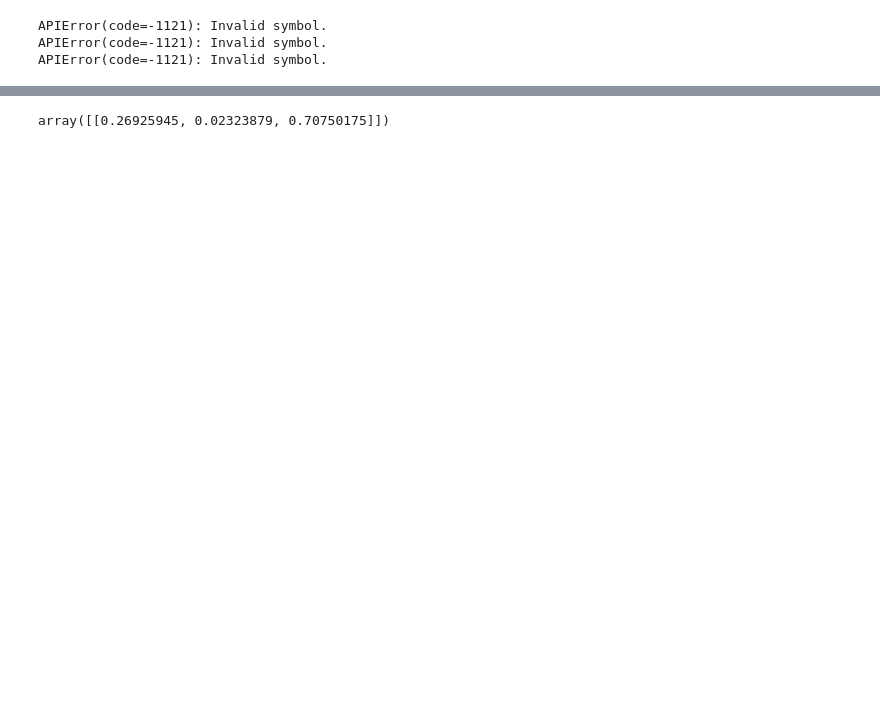
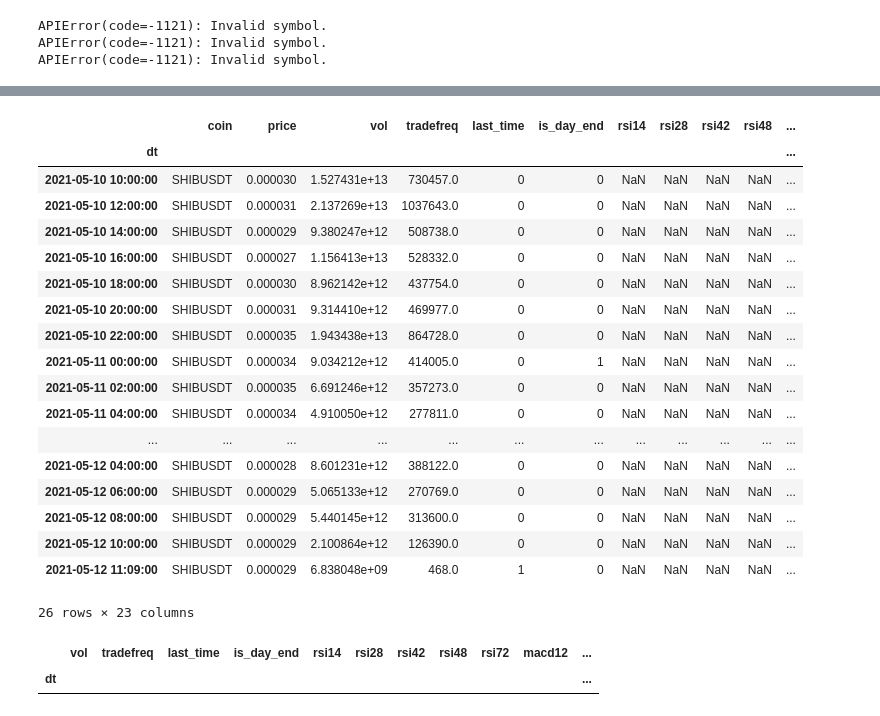
Before and after one commit to aalici/SmartCryptoSearchInTrends, a Jupyter notebook: Financial_Indicators.ipynb, the cells around one changed output, grey strips where cells are left out. Drawn from its saved outputs; the diff is of its cells as text; code cells hidden in the pictures; blank space fills up the shorter version.

```diff
--- a/Financial_Indicators.ipynb
+++ b/Financial_Indicators.ipynb
@@ -178,12 +239,17 @@ def f_get_all_price(dict_all_coins):
 
 
 
-def f_calc_indicators(df_all_coins):
+def f_calc_indicators(df):
+    df_all_coins = df.copy()
 
     #df_all_coins = f_get_all_price()
 
     for coin in df_all_coins.coin.unique():
         index_t = (df_all_coins.coin == coin)
+        lenx = len(df_all_coins.loc[df_all_coins.coin == coin, :])
+        if  lenx < 100:
+            print("{coin} lacks of enough sample {sample} so lets drop it!!".format(coin=coin, sample=lenx))
+            continue
         #df_all_coins.loc[index_t, 'ma12'] = btalib.sma(df_all_coins.loc[index_t, 'price'], period=12).df.values.tolist()
         #df_all_coins.loc[index_t, 'ma24'] = btalib.sma(df_all_coins.loc[index_t, 'price'], period=24).df.values.tolist()
         #df_all_coins.loc[index_t, 'ma48'] = btalib.sma(df_all_coins.loc[index_t, 'price'], period=48).df.values.tolist()
@@ -283,3 +366,9 @@ df = f_get_all_price(dict_tmp)
+# %%
+df.reset_index(inplace=True)
+index_t = df.loc[df.coin == "SHIBUSDT", :].index
+index_t
+
+df.drop(index_t, axis = 0, inplace = True)
 # %%
 df = f_calc_indicators(df)
 df = f_transform_df_target(df)
@@ -304,6 +377,33 @@ X
-# %%
-file = open("model_dict.pkl","rb")
-model_dict = pickle.load(file)
-model_dict.get("DOGEUSDT")[0].predict_proba(X)
-# %% [output]
-array([[0.26925945, 0.02323879, 0.70750175]])
+# %%
+df.loc[df.coin == 'SHIBUSDT', :]
+# %% [output]
+|  | coin | price | vol | tradefreq | last_time | is_day_end | rsi14 | rsi28 | rsi42 | rsi48 | ... |
+| dt |  |  |  |  |  |  |  |  |  |  | ... |
+| 2021-05-10 10:00:00 | SHIBUSDT | 0.000030 | 1.527431e+13 | 730457.0 | 0 | 0 | NaN | NaN | NaN | NaN | ... |
+| 2021-05-10 12:00:00 | SHIBUSDT | 0.000031 | 2.137269e+13 | 1037643.0 | 0 | 0 | NaN | NaN | NaN | NaN | ... |
+| 2021-05-10 14:00:00 | SHIBUSDT | 0.000029 | 9.380247e+12 | 508738.0 | 0 | 0 | NaN | NaN | NaN | NaN | ... |
+| 2021-05-10 16:00:00 | SHIBUSDT | 0.000027 | 1.156413e+13 | 528332.0 | 0 | 0 | NaN | NaN | NaN | NaN | ... |
+| 2021-05-10 18:00:00 | SHIBUSDT | 0.000030 | 8.962142e+12 | 437754.0 | 0 | 0 | NaN | NaN | NaN | NaN | ... |
+| 2021-05-10 20:00:00 | SHIBUSDT | 0.000031 | 9.314410e+12 | 469977.0 | 0 | 0 | NaN | NaN | NaN | NaN | ... |
+| 2021-05-10 22:00:00 | SHIBUSDT | 0.000035 | 1.943438e+13 | 864728.0 | 0 | 0 | NaN | NaN | NaN | NaN | ... |
+| 2021-05-11 00:00:00 | SHIBUSDT | 0.000034 | 9.034212e+12 | 414005.0 | 0 | 1 | NaN | NaN | NaN | NaN | ... |
+| 2021-05-11 02:00:00 | SHIBUSDT | 0.000035 | 6.691246e+12 | 357273.0 | 0 | 0 | NaN | NaN | NaN | NaN | ... |
+| 2021-05-11 04:00:00 | SHIBUSDT | 0.000034 | 4.910050e+12 | 277811.0 | 0 | 0 | NaN | NaN | NaN | NaN | ... |
+| ... | ... | ... | ... | ... | ... | ... | ... | ... | ... | ... | ... |
+| 2021-05-12 04:00:00 | SHIBUSDT | 0.000028 | 8.601231e+12 | 388122.0 | 0 | 0 | NaN | NaN | NaN | NaN | ... |
+| 2021-05-12 06:00:00 | SHIBUSDT | 0.000029 | 5.065133e+12 | 270769.0 | 0 | 0 | NaN | NaN | NaN | NaN | ... |
+| 2021-05-12 08:00:00 | SHIBUSDT | 0.000029 | 5.440145e+12 | 313600.0 | 0 | 0 | NaN | NaN | NaN | NaN | ... |
+| 2021-05-12 10:00:00 | SHIBUSDT | 0.000029 | 2.100864e+12 | 126390.0 | 0 | 0 | NaN | NaN | NaN | NaN | ... |
+| 2021-05-12 11:09:00 | SHIBUSDT | 0.000029 | 6.838048e+09 | 468.0 | 1 | 0 | NaN | NaN | NaN | NaN | ... |
+26 rows × 23 columns
+# %%
+df1 = f_get_last_minute_rows(df, rnk = 15)
+
+df1.loc[df1.coin == 'SHIBUSDT', :]
+
+X = mlt.f_prep_df_to_ML(df1.loc[df1.coin == 'SHIBUSDT', :], is_train = False)[0]
+
+X
+# %% [output]
+|  | vol | tradefreq | last_time | is_day_end | rsi14 | rsi28 | rsi42 | rsi48 | rsi72 | macd12 | ... |
+| dt |  |  |  |  |  |  |  |  |  |  | ... |
```
Also changed, not shown: parts of 8 cells of this notebook, 7 other files.
